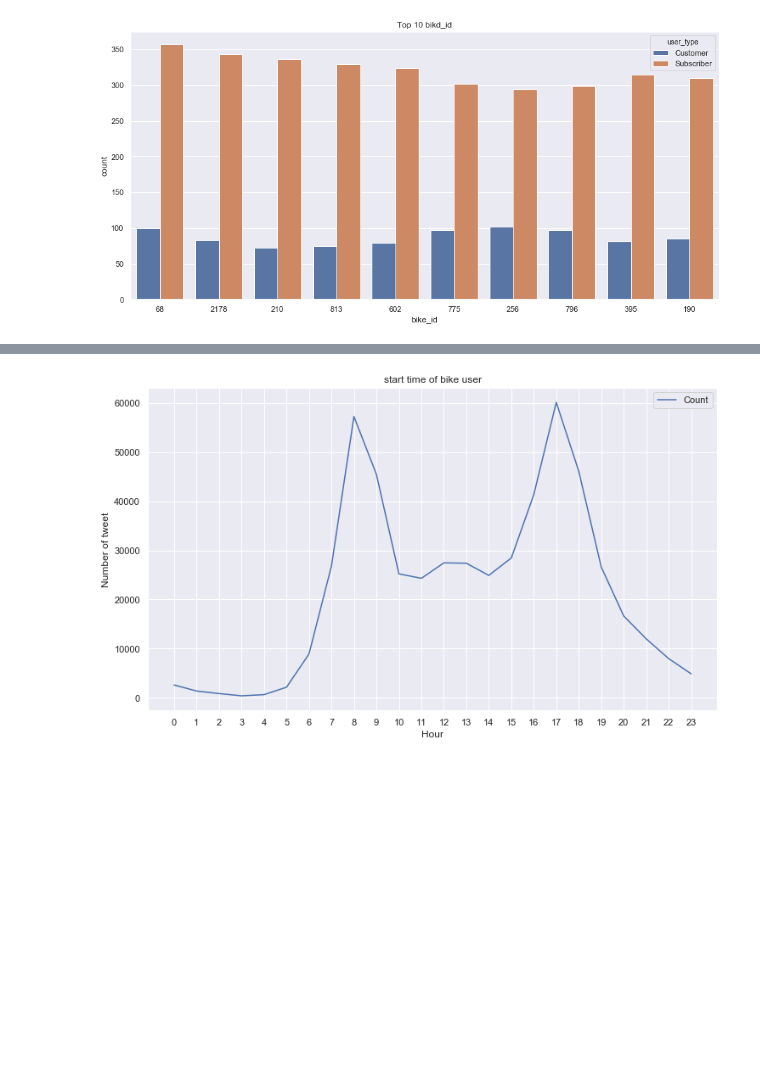
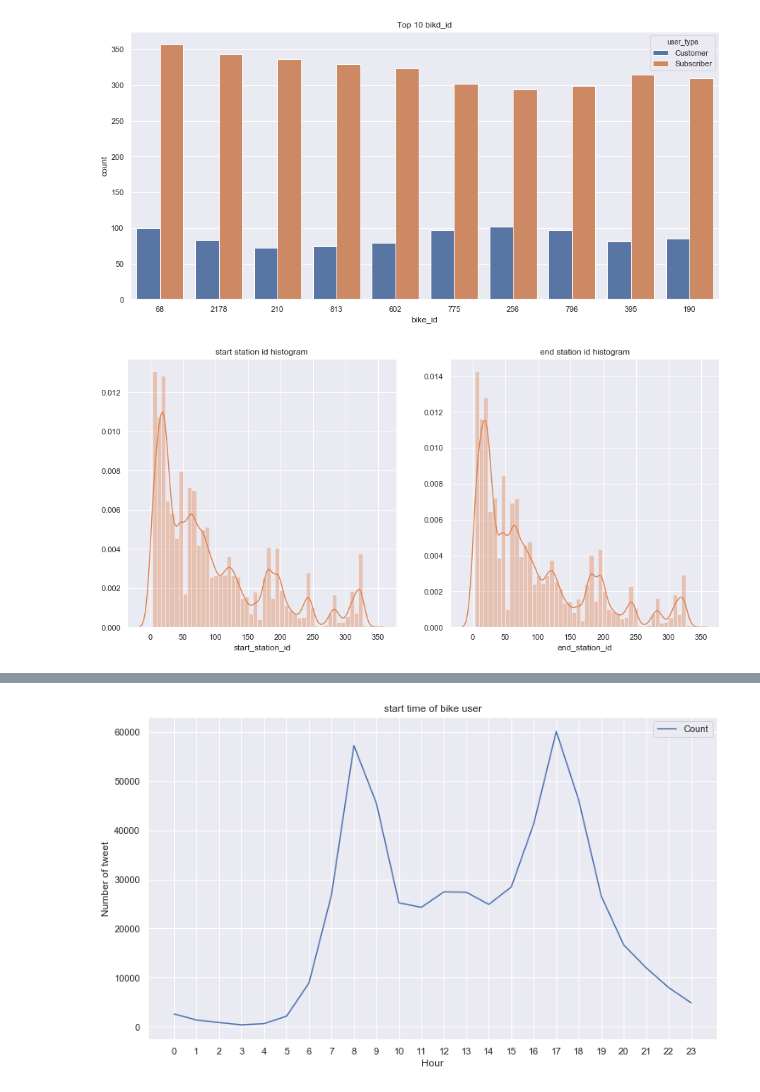
Before and after one commit to deutschkihun/Data-Analysis, a Jupyter notebook: Project 6/exploration_template.ipynb, the cells around one changed output, grey strips where cells are left out. Drawn from its saved outputs; the diff is of its cells as text; code cells hidden in the pictures; blank space fills up the shorter version.

```diff
--- a/Project 6/exploration_template.ipynb
+++ b/Project 6/exploration_template.ipynb
@@ -120,6 +122,19 @@ sns.countplot(data=df,x='bike_id',hue='user_type',order=df.bike_id.value_counts(
 plt.title('Top 10 bikd_id');
 # %% [output]
 [figure]
+# %%
+# distplot
+f,ax=plt.subplots(1,2,figsize=(15,7))
+base_color = sns.color_palette()[1]
+sns.distplot(df['start_station_id'],color=base_color,ax=ax[0])
+ax[0].set_title('start station id histogram')
+sns.distplot(df['end_station_id'],color=base_color,ax=ax[1])
+ax[1].set_title('end station id histogram');
+
+
+# both graph are very simliar station_id tendency.The higher the station id the lower demand of user
+# %% [output]
+[figure, added]
 # %%
 # lineplot
 df2 = df.copy()
```
Also changed, not shown: parts of 25 cells of this notebook.
